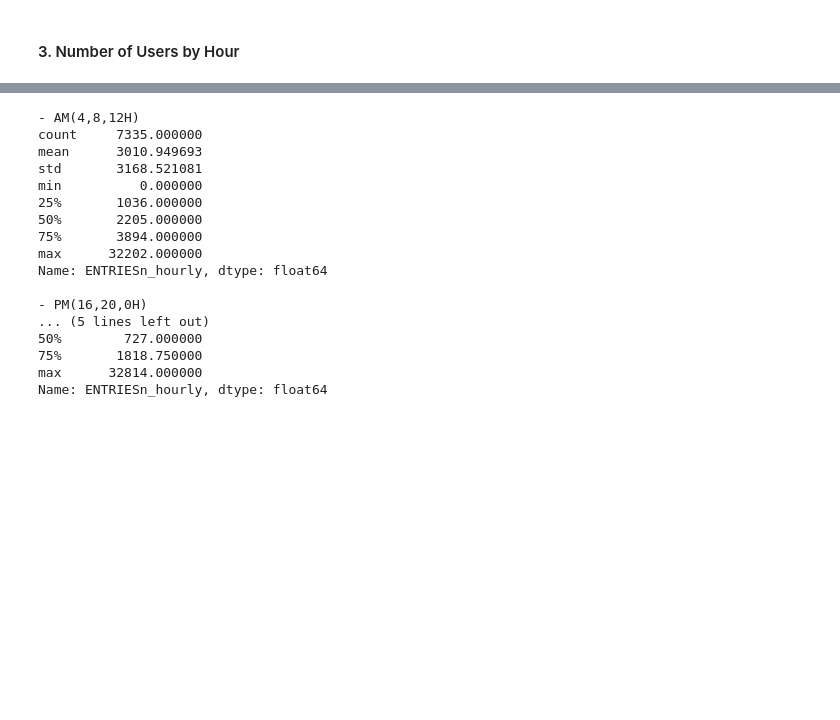
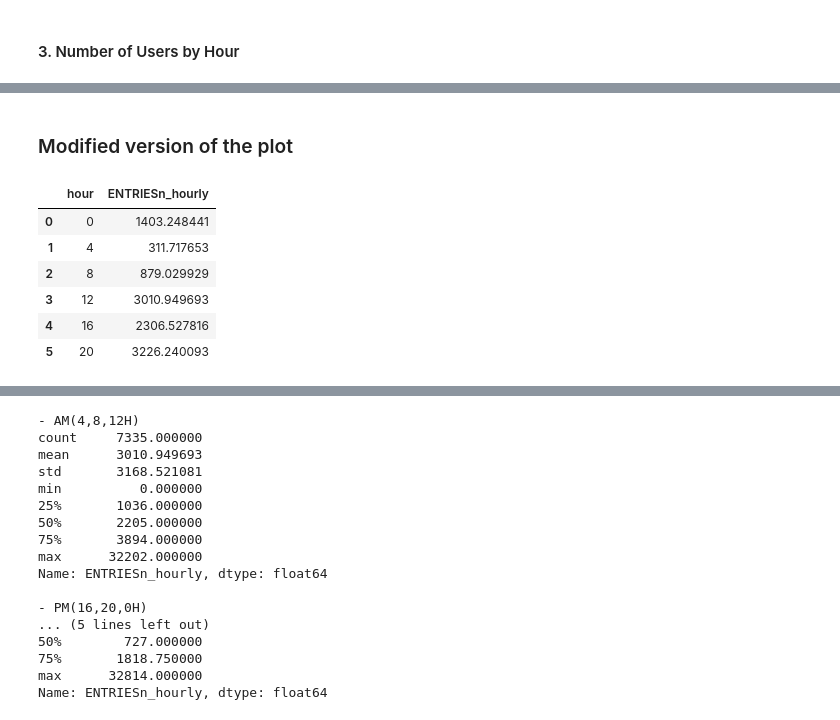
Before and after one commit to baramuyu/nano_degree, a Jupyter notebook: P2/Data_Analyst_ND_Project2.ipynb, the cells around one changed output, grey strips where cells are left out. Saved outputs shown, nothing was run; the diff lists cells and outputs as text; code cells hidden in the pictures; blank space fills up the shorter version.

```diff
--- a/P2/Data_Analyst_ND_Project2.ipynb
+++ b/P2/Data_Analyst_ND_Project2.ipynb
@@ -555,0 +602,14 @@ print plot_hour_data(dataFrame)
+# %% [markdown]
+### Modified version of the plot
+# %%
+dataFrame_hour = dataFrame.groupby(['hour'], as_index=False)
+dataFrame_hour = dataFrame_hour[["ENTRIESn_hourly"]].mean()
+dataFrame_hour
+# %% [output]
+|  | hour | ENTRIESn_hourly |
+| 0 | 0 | 1403.248441 |
+| 1 | 4 | 311.717653 |
+| 2 | 8 | 879.029929 |
+| 3 | 12 | 3010.949693 |
+| 4 | 16 | 2306.527816 |
+| 5 | 20 | 3226.240093 |
```
Also changed, not shown: parts of 12 cells of this notebook, 1 other file.
